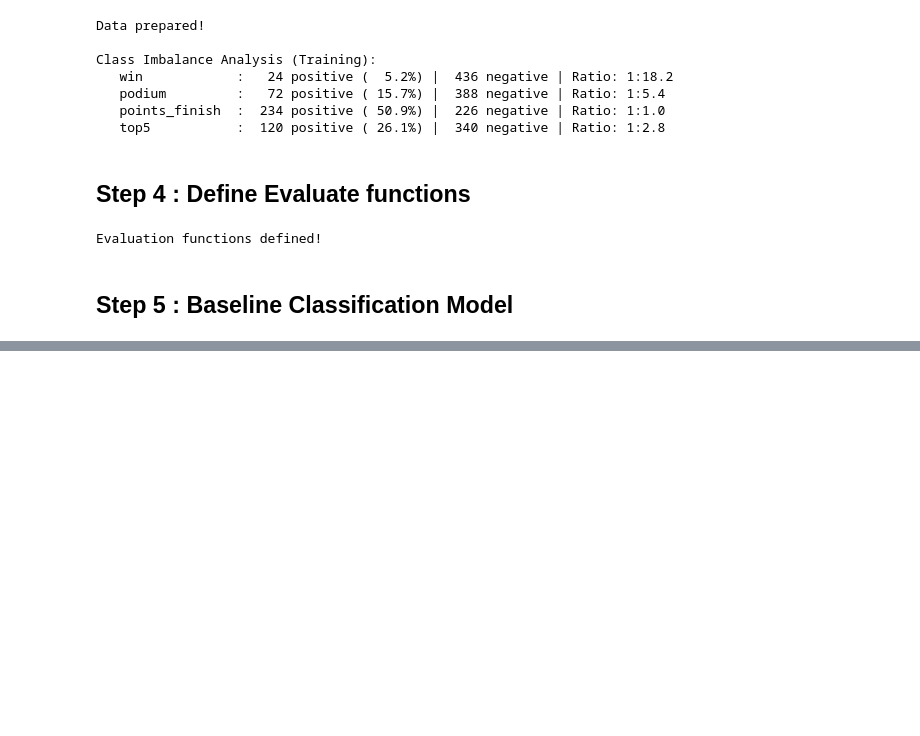
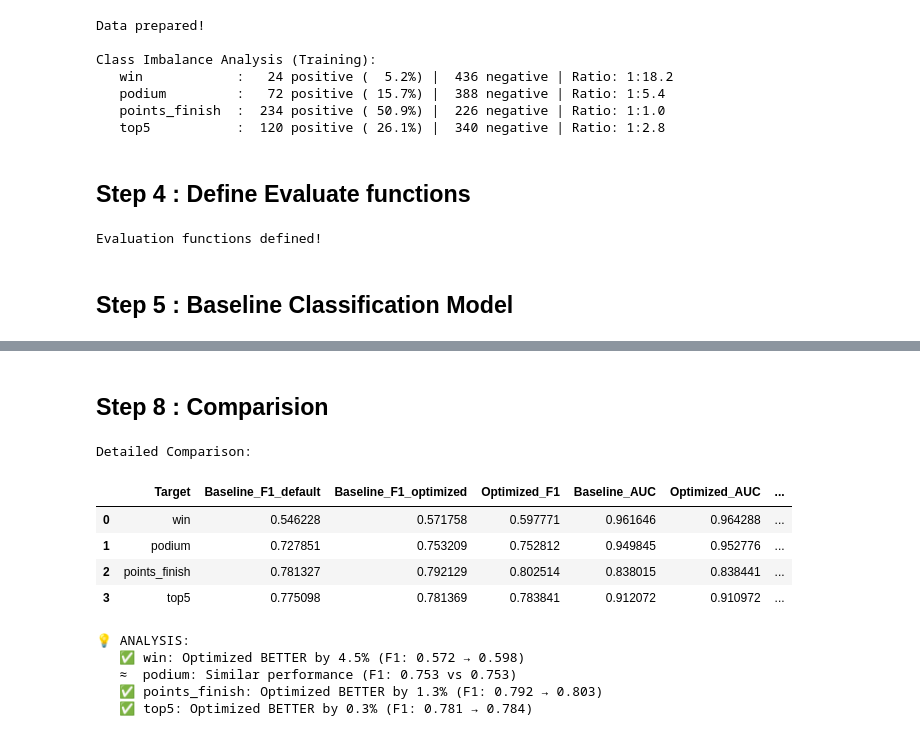
Before and after one commit to saumyashah0510/f1-prediction-hub, a Jupyter notebook: ml/notebooks/06_train_lightGBM_classification.ipynb, the cells around one changed output, grey strips where cells are left out. Saved outputs shown, nothing was run; the diff lists cells and outputs as text; code cells hidden in the pictures; blank space fills up the shorter version.

```diff
--- a/ml/notebooks/06_train_lightGBM_classification.ipynb
+++ b/ml/notebooks/06_train_lightGBM_classification.ipynb
@@ -287,0 +459,51 @@ Conservative Baseline Parameters:
+# %% [markdown]
+## Step 8 : Comparision
+# %%
+comparison_data = []
+
+for target in classification_targets:
+    baseline = baseline_class_results[target]['test_metrics_optimized']
+    optimized = optimized_class_results[target]['test_metrics_optimized']
+    baseline_default = baseline_class_results[target]['test_metrics']
+
+    row = {
+        'Target': target,
+        'Baseline_F1_default': baseline_default['F1'],
+        'Baseline_F1_optimized': baseline['F1'],
+        'Optimized_F1': optimized['F1'],
+        'Baseline_AUC': baseline['AUC'],
+        'Optimized_AUC': optimized['AUC'],
+        'Improvement': ((optimized['F1'] - baseline['F1']) / baseline['F1'] * 100) if baseline['F1'] > 0 else 0
+    }
+    comparison_data.append(row)
+
+comparison_df = pd.DataFrame(comparison_data)
+
+print("\nDetailed Comparison:")
+display(comparison_df)
+
+print("\n💡 ANALYSIS:")
+for _, row in comparison_df.iterrows():
+    target = row['Target']
+    baseline_opt_f1 = row['Baseline_F1_optimized']
+    optimized_f1 = row['Optimized_F1']
+
+    if optimized_f1 > baseline_opt_f1:
+        print(f"   ✅ {target}: Optimized BETTER by {row['Improvement']:.1f}% "
+              f"(F1: {baseline_opt_f1:.3f} → {optimized_f1:.3f})")
+    elif abs(optimized_f1 - baseline_opt_f1) < 0.01:
+        print(f"   ≈  {target}: Similar performance (F1: {baseline_opt_f1:.3f} vs {optimized_f1:.3f})")
+    else:
+        print(f"   ⚠️  {target}: Baseline BETTER (F1: {baseline_opt_f1:.3f} vs {optimized_f1:.3f})")
+# %% [output]
+Detailed Comparison:
+|  | Target | Baseline_F1_default | Baseline_F1_optimized | Optimized_F1 | Baseline_AUC | Optimized_AUC | ... |
+| 0 | win | 0.546228 | 0.571758 | 0.597771 | 0.961646 | 0.964288 | ... |
+| 1 | podium | 0.727851 | 0.753209 | 0.752812 | 0.949845 | 0.952776 | ... |
+| 2 | points_finish | 0.781327 | 0.792129 | 0.802514 | 0.838015 | 0.838441 | ... |
+| 3 | top5 | 0.775098 | 0.781369 | 0.783841 | 0.912072 | 0.910972 | ... |
+💡 ANALYSIS:
+   ✅ win: Optimized BETTER by 4.5% (F1: 0.572 → 0.598)
+   ≈  podium: Similar performance (F1: 0.753 vs 0.753)
+   ✅ points_finish: Optimized BETTER by 1.3% (F1: 0.792 → 0.803)
+   ✅ top5: Optimized BETTER by 0.3% (F1: 0.781 → 0.784)
```
Also changed, not shown: parts of 15 cells of this notebook, 6 other files.
